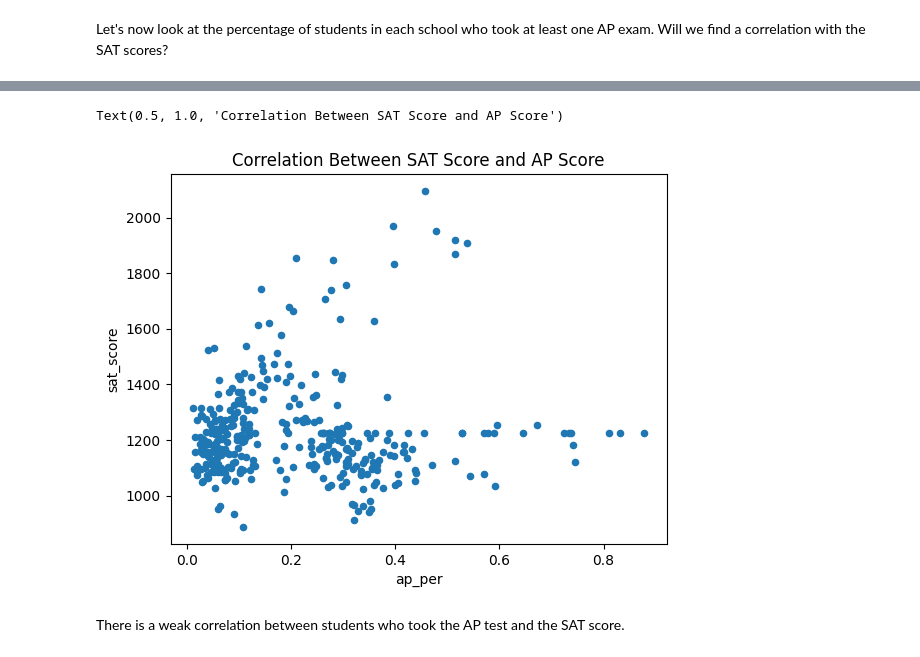
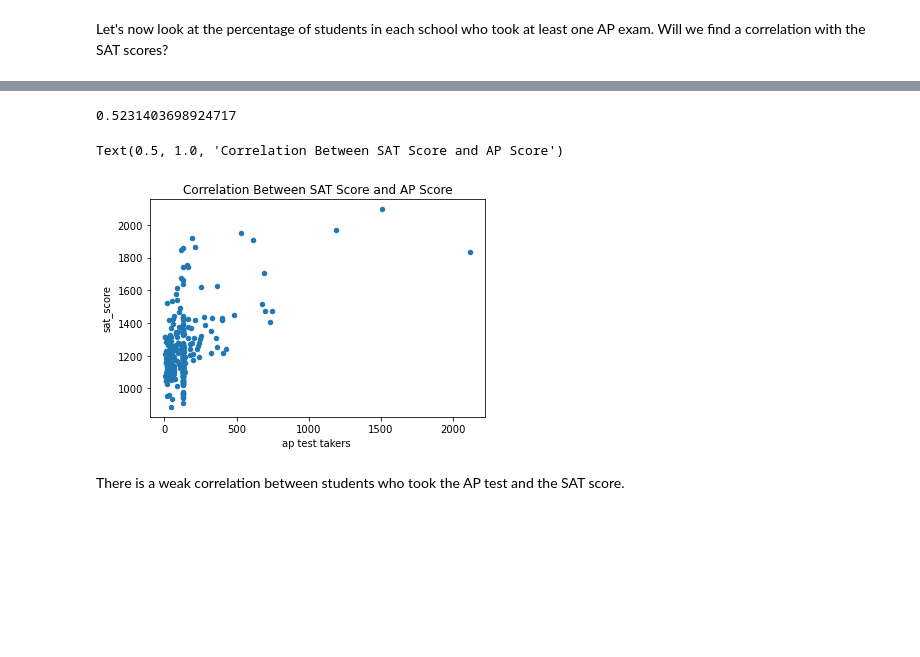
Before and after one commit to pheygiod/nyc_high_school, a Jupyter notebook: nyc_high_school.ipynb, the cells around one changed output, grey strips where cells are left out. Saved outputs shown, nothing was run; the diff lists cells and outputs as text; code cells hidden in the pictures; blank space fills up the shorter version.

```diff
--- a/nyc_high_school.ipynb
+++ b/nyc_high_school.ipynb
@@ -958,10 +932,14 @@ Name: ap_per, Length: 363, dtype: float64
+# %%
+correlations['ap test takers ']
+# %% [output]
+0.5231403698924717
 # %%
-# Investigating the relationship between AP scores and SAT scores
-combined.plot.scatter(x='ap_per', y='sat_score')
+# Investigate the relationship between AP scores and SAT scores
+combined.plot.scatter(x='ap test takers ', y='sat_score')
 plt.title("Correlation Between SAT Score and AP Score")
 # %% [output]
 Text(0.5, 1.0, 'Correlation Between SAT Score and AP Score')
-[figure, old version]
+[figure, new version]
 # %% [markdown]
 There is a weak correlation between students who took the AP test and the SAT score.
 # %% [markdown]
```
Also changed, not shown: parts of 38 cells of this notebook.
